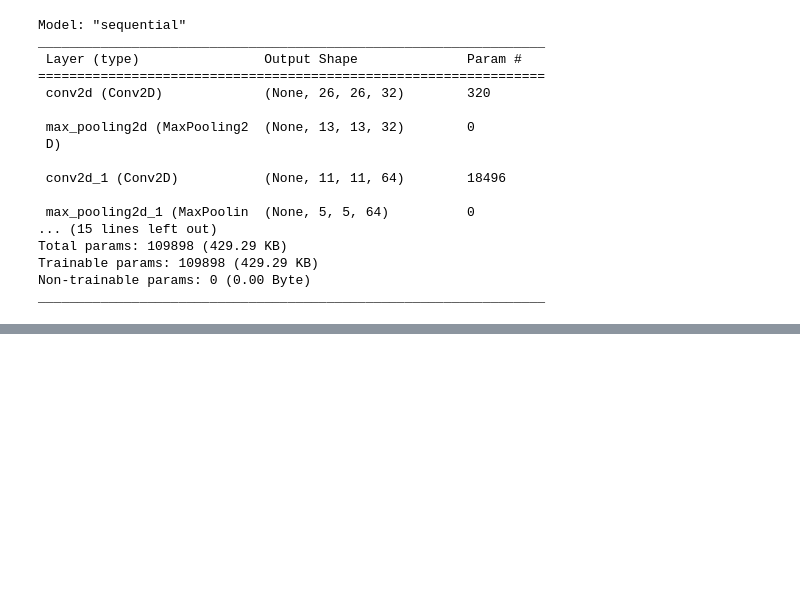
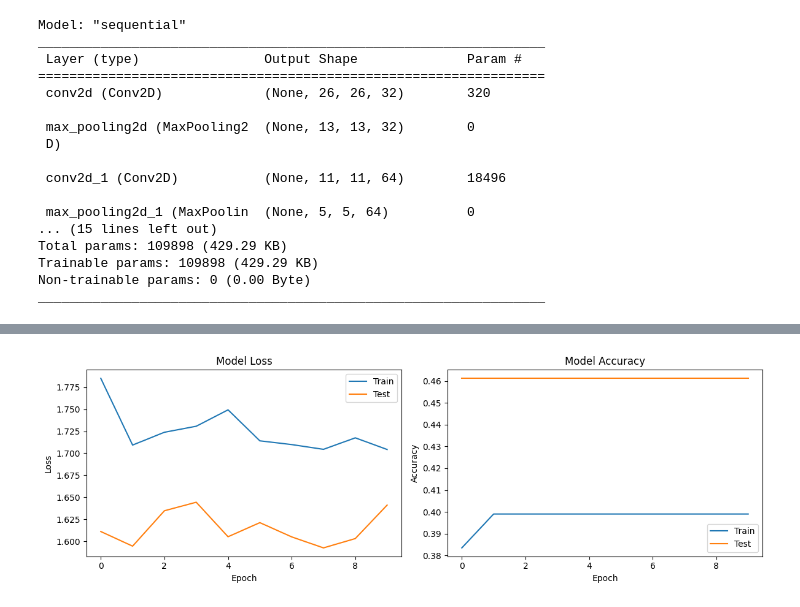
Before and after one commit to mjzago/INTOcode, a Jupyter notebook: Deep learning/Politic-faces.ipynb, the cells around one changed output, grey strips where cells are left out. Saved outputs shown, nothing was run; the diff lists cells and outputs as text; code cells hidden in the pictures; blank space fills up the shorter version.

Commit message:
commit face politicians

```diff
--- a/Deep learning/Politic-faces.ipynb
+++ b/Deep learning/Politic-faces.ipynb
@@ -222,0 +300,62 @@ You must install pydot (`pip install pydot`) and install graphviz (see instructi
+# %%
+import matplotlib.pyplot as plt
+from sklearn.model_selection import train_test_split
+from sklearn.datasets import fetch_lfw_people
+from tensorflow.keras import models, layers
+from tensorflow.keras.utils import to_categorical
+
+lfw_people = fetch_lfw_people(min_faces_per_person=70, resize=0.4)
+X, y = lfw_people.images, lfw_people.target
+
+# Preprocess the data
+X = X.reshape((X.shape[0], X.shape[1], X.shape[2], 1)).astype('float32') / 255
+y = to_categorical(y)
+
+# Split the data into training and testing sets
+train_images, test_images, train_labels, test_labels = train_test_split(X, y, test_size=0.2, random_state=42)
+
+# Build the Fifth_model
+Fifth_model = models.Sequential()
+Fifth_model.add(layers.Conv2D(64, (3, 3), activation='relu', input_shape=(50, 37, 1)))
+Fifth_model.add(layers.MaxPooling2D((2, 2)))
+Fifth_model.add(layers.Conv2D(128, (3, 3), activation='relu'))
+Fifth_model.add(layers.MaxPooling2D((2, 2)))
+Fifth_model.add(layers.Conv2D(256, (3, 3), activation='relu'))
+Fifth_model.add(layers.Flatten())
+Fifth_model.add(layers.Dense(256, activation='relu'))
+Fifth_model.add(layers.Dense(512, activation='relu'))
+Fifth_model.add(layers.Dense(256, activation='relu'))
+Fifth_model.add(layers.Dense(len(lfw_people.target_names), activation='softmax'))
+
+# Compile the model
+Fifth_model.compile(optimizer='adam',
+                    loss='categorical_crossentropy',
+                    metrics=['accuracy'])
+
+# Train the model
+history = Fifth_model.fit(train_images, train_labels, epochs=10, batch_size=64, validation_data=(test_images, test_labels))
+
+# Plot the training and validation loss
+plt.figure(figsize=(12, 4))
+
+# Plot training & validation loss values
+plt.subplot(1, 2, 1)
+plt.plot(history.history['loss'])
+plt.plot(history.history['val_loss'])
+plt.title('Model Loss')
+plt.xlabel('Epoch')
+plt.ylabel('Loss')
+plt.legend(['Train', 'Test'], loc='upper right')
+
+# Plot training & validation accuracy values
+plt.subplot(1, 2, 2)
+plt.plot(history.history['accuracy'])
+plt.plot(history.history['val_accuracy'])
+plt.title('Model Accuracy')
+plt.xlabel('Epoch')
+plt.ylabel('Accuracy')
+plt.legend(['Train', 'Test'], loc='lower right')
+
+plt.tight_layout()
+plt.show()
+# %% [output]
@@ -222,0 +382 @@ You must install pydot (`pip install pydot`) and install graphviz (see instructi
+[figure, added]
```
Also changed, not shown: parts of 8 cells of this notebook.
